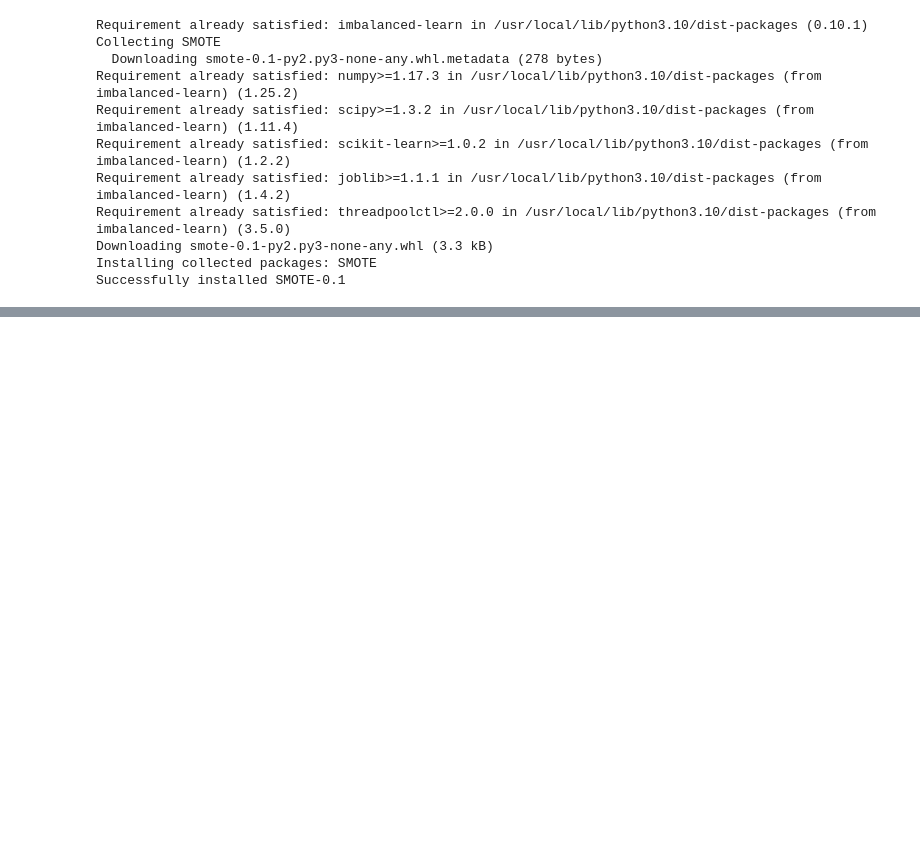
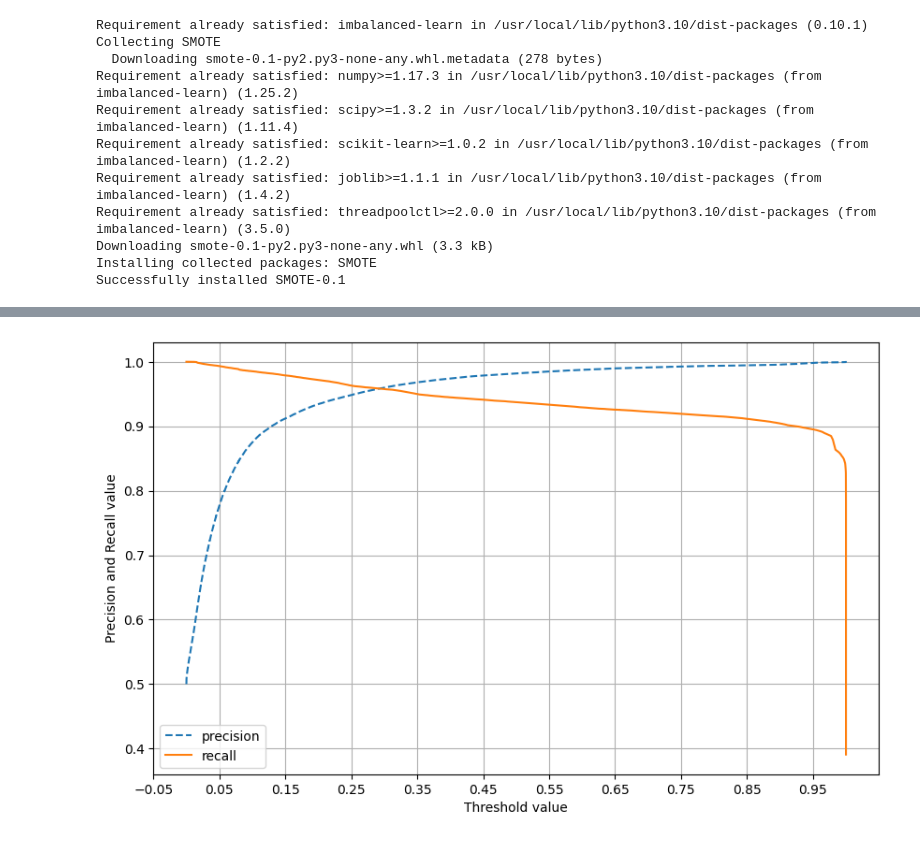
Before and after one commit to yk91412/kita_2404, a Jupyter notebook: m5_머신러닝/머신러닝/예측/ML_분류4_신용카드사기검사예측.ipynb, the cells around one changed output, grey strips where cells are left out. Cells and saved outputs as stored; diff of their text form; code cells hidden in the pictures; blank space fills up the shorter version.

```diff
--- a/m5_머신러닝/머신러닝/예측/ML_분류4_신용카드사기검사예측.ipynb
+++ b/m5_머신러닝/머신러닝/예측/ML_분류4_신용카드사기검사예측.ipynb
@@ -430,0 +475,87 @@ Roc Auc : 0.4669
+# %%
+from sklearn.linear_model import LogisticRegression
+from sklearn.preprocessing import StandardScaler
+from sklearn.model_selection import train_test_split
+import lightgbm as lgb
+from lightgbm import LGBMClassifier
+from imblearn.over_sampling import SMOTE
+from sklearn.metrics import accuracy_score, confusion_matrix, precision_score, recall_score, f1_score, roc_auc_score, classification_report
+import warnings
+warnings.filterwarnings('ignore')
+
+
+def evaluate(y_test,y_pred,y_proba):
+    cla_report = classification_report(y_test, y_pred)
+
+    accuracy = accuracy_score(y_test, y_pred)
+    precision = precision_score(y_test, y_pred)
+    recall = recall_score(y_test, y_pred)
+    f1 = f1_score(y_test, y_pred)
+    roc_auc = roc_auc_score(y_test, y_proba)
+
+    print(f"Classification Report:\n {cla_report}")
+    print(f'정확도 : {accuracy:.4f}')
+    print(f"정밀도 :  {precision:.4f}")
+    print(f"재현율 : {recall:.4f}")
+    print(f"f1 스코어 : {f1:.4f}")
+    print(f"Roc Auc : {roc_auc:.4f}")
+    print()
+
+def curve_plot(y_test, y_proba):
+    precisions, recalls, thresholds = precision_recall_curve(y_test, y_proba)
+    print(thresholds.shape)
+    threshold_boundary = thresholds.shape[0]
+    plt.figure(figsize=(10,6))
+    plt.plot(thresholds, precisions[0:threshold_boundary],linestyle='--',label='precision')
+    plt.plot(thresholds, recalls[0:threshold_boundary], label ='recall')
+    start, end = plt.xlim() # 플롯의 x축의 현재 한계를 반환
+    plt.xticks(np.round(np.arange(start,end,0.1),2))
+
+    # x축, y축 label과 legend 그리고 grid 설정
+    plt.xlabel('Threshold value'); plt.ylabel('Precision and Recall value')
+    plt.legend(); plt.grid()
+    plt.show()
+
+# Assuming 'data' is a DataFrame with the features and target
+X = data.drop('Class', axis=1)
+y = data['Class']
+
+# Apply SMOTE
+smote = SMOTE(random_state=0)
+X_train_over, y_train_over = smote.fit_resample(X, y)
+
+# Check the shape of the oversampled data
+print(f'Oversampled X shape: {X_train_over.shape}')
+print(f'Oversampled y shape: {y_train_over.shape}')
+
+# Split the data
+X_train, X_test, y_train, y_test = train_test_split(X_train_over, y_train_over, test_size=0.3, random_state=156, stratify=y_train_over)
+
+# Check the shape of the split data
+print(f'X_train shape: {X_train.shape}')
+print(f'X_test shape: {X_test.shape}')
+print(f'y_train shape: {y_train.shape}')
+print(f'y_test shape: {y_test.shape}')
+
+# Standardize the data
+scaler = StandardScaler()
+X_train = scaler.fit_transform(X_train)
+X_test = scaler.transform(X_test)
+
+# Evaluate Logistic Regression model
+lr = LogisticRegression()
+lr.fit(X_train, y_train)
+y_pred = lr.predict(X_test)
+y_proba = lr.predict_proba(X_test)[:, 1]
+
+evaluate(y_test, y_pred, y_proba)
+curve_plot(y_test,y_proba)
+# Evaluate LightGBM model
+lgb_model = lgb.LGBMClassifier(random_state=42)
+lgb_model.fit(X_train, y_train)
+y_pred1 = lgb_model.predict(X_test)
+y_proba1 = lgb_model.predict_proba(X_test)[:, 1]
+evaluate(y_test,y_pred1, y_proba1)
+
+curve_plot(y_test,y_proba1)
+# %% [output]
@@ -430,0 +579 @@ Roc Auc : 0.4669
+[figure, added]
```
Also changed, not shown: parts of 13 cells of this notebook.
